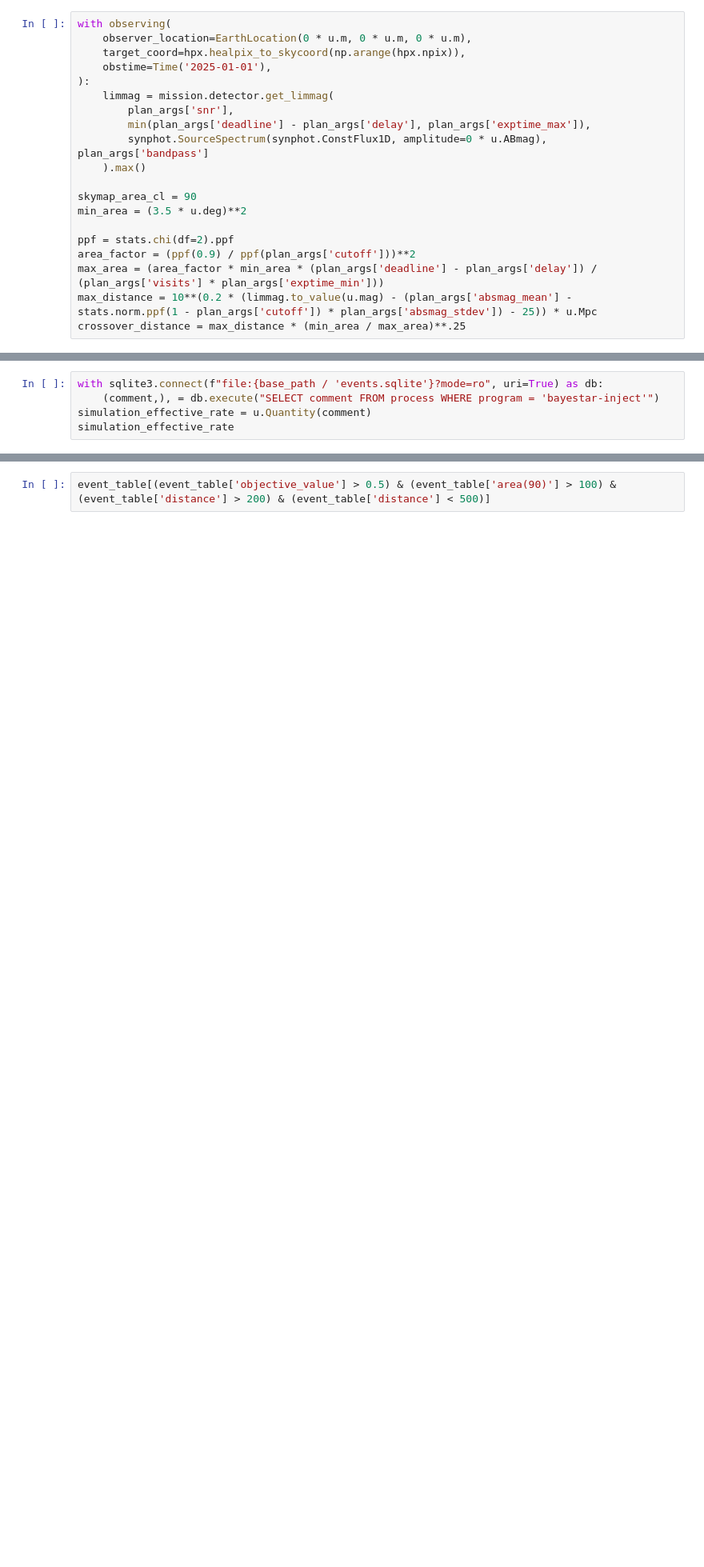
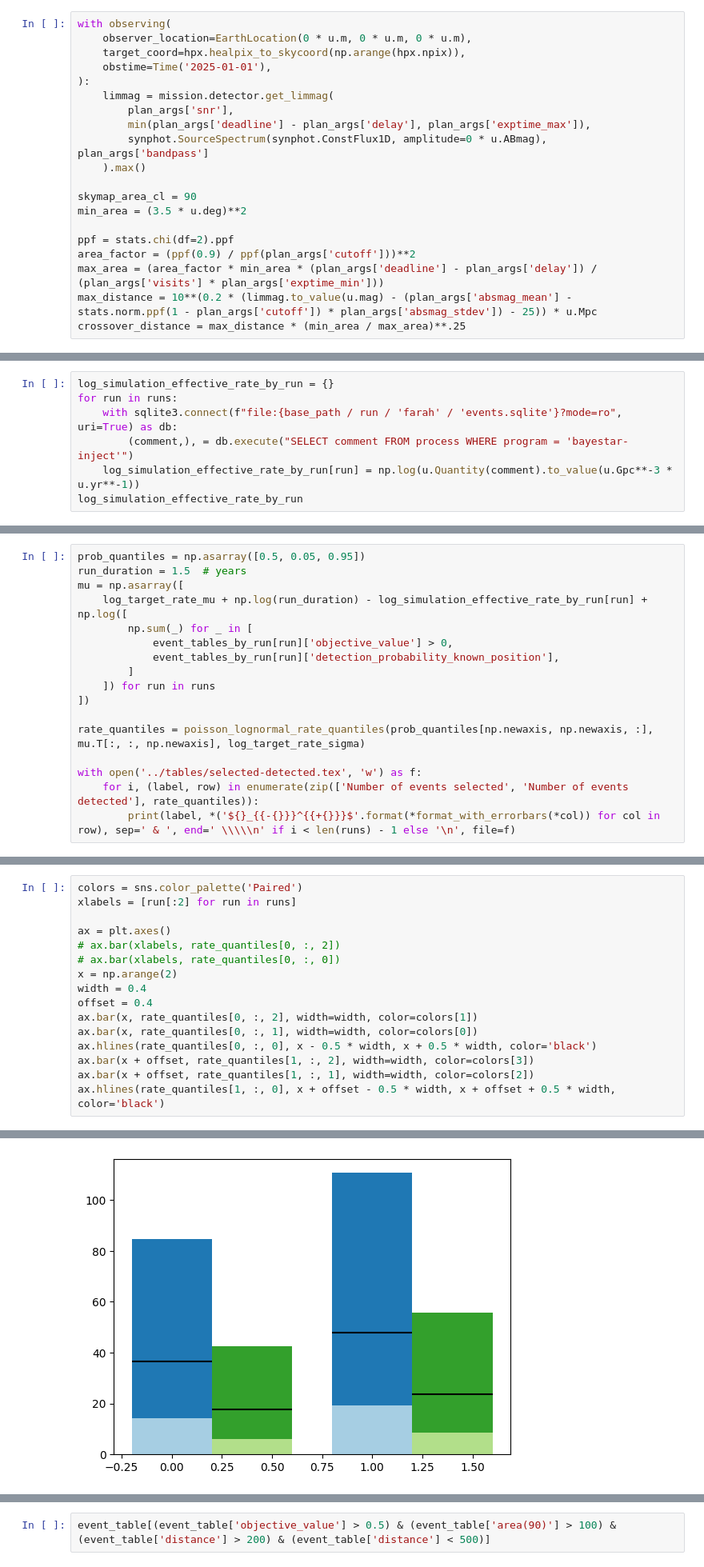
Before and after one commit to m4opt/m4opt-paper, a Jupyter notebook: scripts/exploration.ipynb, the cells around one changed output, grey strips where cells are left out. Shown at 80% size. Drawn from its saved outputs; the diff is of its cells as text; blank space fills up the shorter version.

```diff
--- a/scripts/exploration.ipynb
+++ b/scripts/exploration.ipynb
@@ -131,5 +222,7 @@ ax.set_ylabel(f'{skymap_area_cl}% credible area (deg$^2$)')
 # %%
-with sqlite3.connect(f"file:{base_path / 'events.sqlite'}?mode=ro", uri=True) as db:
-    (comment,), = db.execute("SELECT comment FROM process WHERE program = 'bayestar-inject'")
-simulation_effective_rate = u.Quantity(comment)
-simulation_effective_rate
+log_simulation_effective_rate_by_run = {}
+for run in runs:
+    with sqlite3.connect(f"file:{base_path / run / 'farah' / 'events.sqlite'}?mode=ro", uri=True) as db:
+        (comment,), = db.execute("SELECT comment FROM process WHERE program = 'bayestar-inject'")
+    log_simulation_effective_rate_by_run[run] = np.log(u.Quantity(comment).to_value(u.Gpc**-3 * u.yr**-1))
+log_simulation_effective_rate_by_run
@@ -138,0 +247,17 @@ target_rate = 240 * u.Gpc**-3 * u.yr**-1
+# %%
+prob_quantiles = np.asarray([0.5, 0.05, 0.95])
+run_duration = 1.5  # years
+mu = np.asarray([
+    log_target_rate_mu + np.log(run_duration) - log_simulation_effective_rate_by_run[run] + np.log([
+        np.sum(_) for _ in [
+            event_tables_by_run[run]['objective_value'] > 0,
+            event_tables_by_run[run]['detection_probability_known_position'],
+        ]
+    ]) for run in runs
+])
+
+rate_quantiles = poisson_lognormal_rate_quantiles(prob_quantiles[np.newaxis, np.newaxis, :], mu.T[:, :, np.newaxis], log_target_rate_sigma)
+
+with open('../tables/selected-detected.tex', 'w') as f:
+    for i, (label, row) in enumerate(zip(['Number of events selected', 'Number of events detected'], rate_quantiles)):
+        print(label, *('${}_{{-{}}}^{{+{}}}$'.format(*format_with_errorbars(*col)) for col in row), sep=' & ', end=' \\\\\n' if i < len(runs) - 1 else '\n', file=f)
@@ -138,0 +268,17 @@ target_rate = 240 * u.Gpc**-3 * u.yr**-1
+# %%
+colors = sns.color_palette('Paired')
+xlabels = [run[:2] for run in runs]
+
+ax = plt.axes()
+# ax.bar(xlabels, rate_quantiles[0, :, 2])
+# ax.bar(xlabels, rate_quantiles[0, :, 0])
+x = np.arange(2)
+width = 0.4
+offset = 0.4
+ax.bar(x, rate_quantiles[0, :, 2], width=width, color=colors[1])
+ax.bar(x, rate_quantiles[0, :, 1], width=width, color=colors[0])
+ax.hlines(rate_quantiles[0, :, 0], x - 0.5 * width, x + 0.5 * width, color='black')
+ax.bar(x + offset, rate_quantiles[1, :, 2], width=width, color=colors[3])
+ax.bar(x + offset, rate_quantiles[1, :, 1], width=width, color=colors[2])
+ax.hlines(rate_quantiles[1, :, 0], x + offset - 0.5 * width, x + offset + 0.5 * width, color='black')
+# %% [output]
@@ -138,0 +286 @@ target_rate = 240 * u.Gpc**-3 * u.yr**-1
+[figure, added]
```
Also changed, not shown: parts of 18 cells of this notebook.
